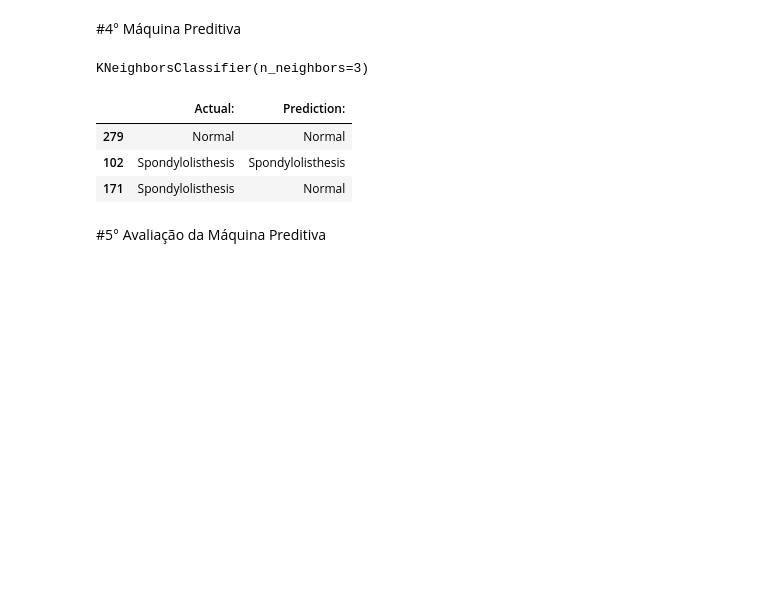
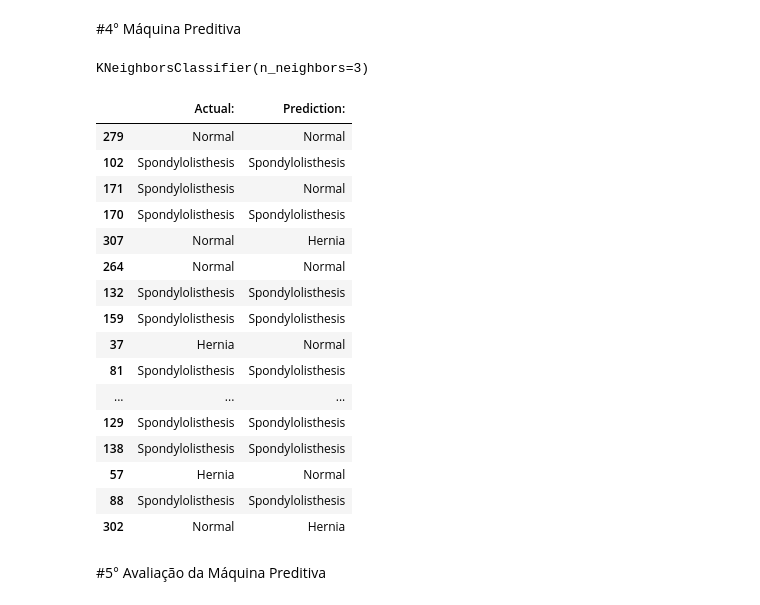
Before and after one commit to renatamontanhana/KNN_Avaliacao_Saude_Ortopedica_Pacientes, a Jupyter notebook: Na_Prática_KNN_Avaliação_Ortopédica.ipynb, the cells around one changed output. Drawn from its saved outputs; the diff is of its cells as text; code cells hidden in the pictures; blank space fills up the shorter version.

```diff
--- a/Na_Prática_KNN_Avaliação_Ortopédica.ipynb
+++ b/Na_Prática_KNN_Avaliação_Ortopédica.ipynb
@@ -167,13 +167,26 @@ y_predict = knn.predict(X_val)
 # %%
 # Compare actual and predicted values
 actual_vs_predict = pd.DataFrame({'Actual: ': y_val,
                      'Prediction: ': y_predict})
-actual_vs_predict.head(3)
+actual_vs_predict.head(20)
 # %% [output]
 |  | Actual: | Prediction: |
 | 279 | Normal | Normal |
 | 102 | Spondylolisthesis | Spondylolisthesis |
 | 171 | Spondylolisthesis | Normal |
+| 170 | Spondylolisthesis | Spondylolisthesis |
+| 307 | Normal | Hernia |
+| 264 | Normal | Normal |
+| 132 | Spondylolisthesis | Spondylolisthesis |
+| 159 | Spondylolisthesis | Spondylolisthesis |
+| 37 | Hernia | Normal |
+| 81 | Spondylolisthesis | Spondylolisthesis |
+| ... | ... | ... |
+| 129 | Spondylolisthesis | Spondylolisthesis |
+| 138 | Spondylolisthesis | Spondylolisthesis |
+| 57 | Hernia | Normal |
+| 88 | Spondylolisthesis | Spondylolisthesis |
+| 302 | Normal | Hernia |
 # %% [markdown]
 #5° Avaliação da Máquina Preditiva
 # %%
```
